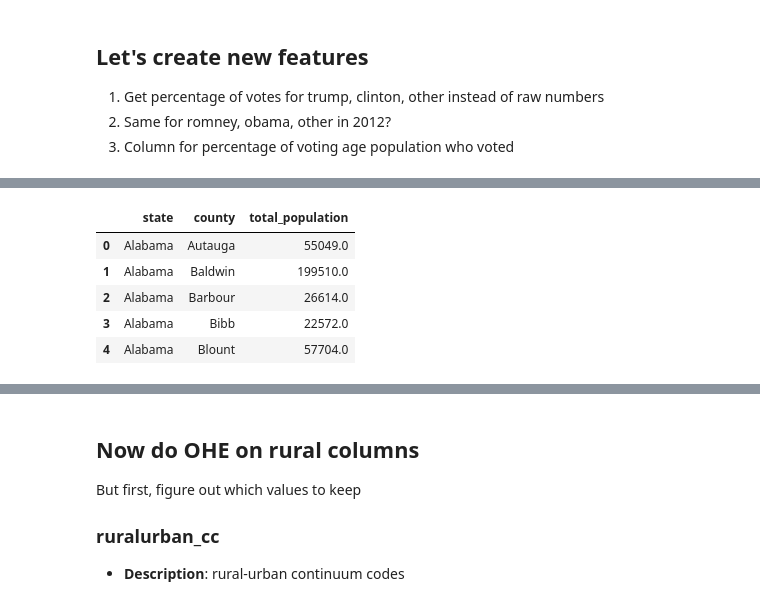
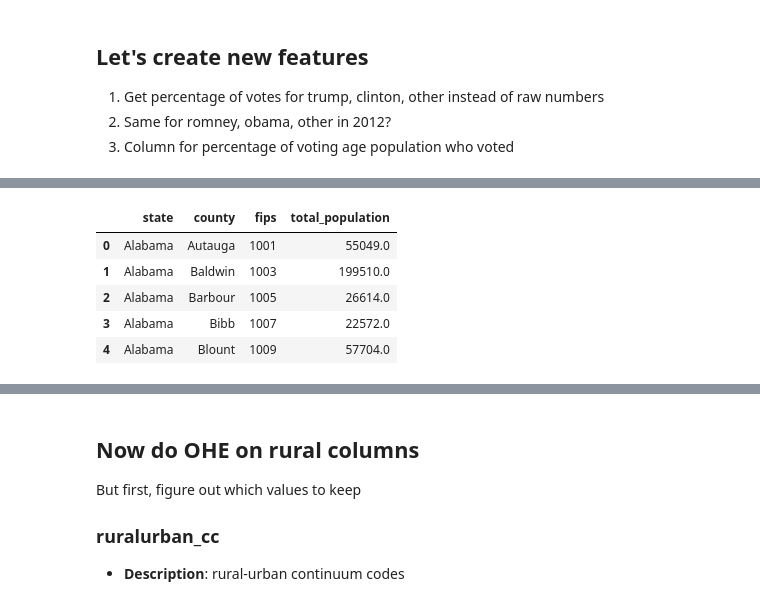
Before and after one commit to mkpetterson/2016-elections, a Jupyter notebook: data_clean.ipynb, the cells around one changed output, grey strips where cells are left out. Drawn from its saved outputs; the diff is of its cells as text; code cells hidden in the pictures.

```diff
--- a/data_clean.ipynb
+++ b/data_clean.ipynb
@@ -103,12 +94,12 @@ get_percentage(data)
 # %%
 # Let's store population data separately.
-population_data = data[['state', 'county', 'total_population']]
+population_data = data[['state', 'county', 'fips', 'total_population']]
 population_data.head()
 # %% [output]
-|  | state | county | total_population |
-| 0 | Alabama | Autauga | 55049.0 |
-| 1 | Alabama | Baldwin | 199510.0 |
-| 2 | Alabama | Barbour | 26614.0 |
-| 3 | Alabama | Bibb | 22572.0 |
-| 4 | Alabama | Blount | 57704.0 |
+|  | state | county | fips | total_population |
+| 0 | Alabama | Autauga | 1001 | 55049.0 |
+| 1 | Alabama | Baldwin | 1003 | 199510.0 |
+| 2 | Alabama | Barbour | 1005 | 26614.0 |
+| 3 | Alabama | Bibb | 1007 | 22572.0 |
+| 4 | Alabama | Blount | 1009 | 57704.0 |
 # %%
```
Also changed, not shown: parts of 17 cells of this notebook, 8 other files.
